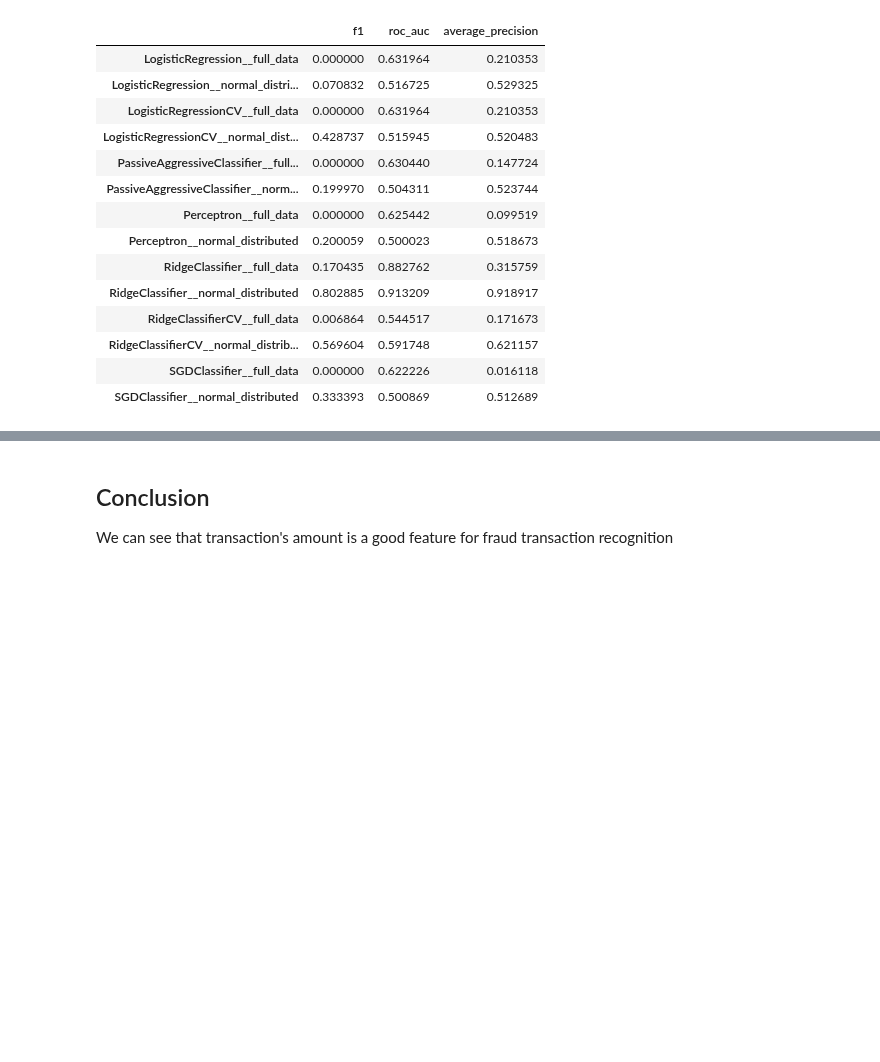
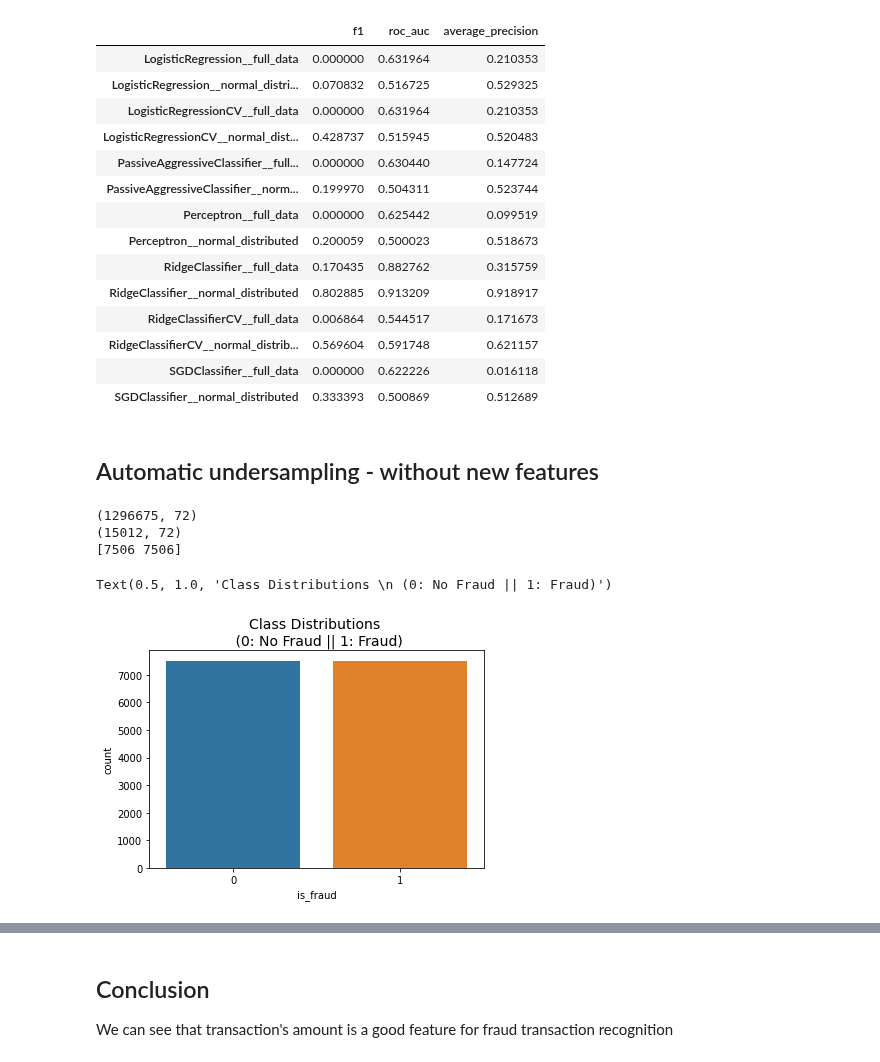
Before and after one commit to sashaaKr/master-of-science, a Jupyter notebook: semester_2/Advanced_Topics_in_Machine_Learning/assignment_2/Advanced Machine Learning_sasha - HW #2.ipynb, the cells around one changed output, grey strips where cells are left out. Cells and saved outputs as stored; diff of their text form; code cells hidden in the pictures; blank space fills up the shorter version.

```diff
--- a/semester_2/Advanced_Topics_in_Machine_Learning/assignment_2/Advanced Machine Learning_sasha - HW #2.ipynb
+++ b/semester_2/Advanced_Topics_in_Machine_Learning/assignment_2/Advanced Machine Learning_sasha - HW #2.ipynb
@@ -836,3 +844,29 @@ scores_df
 | RidgeClassifierCV__normal_distrib... | 0.569604 | 0.591748 | 0.621157 |
 | SGDClassifier__full_data | 0.000000 | 0.622226 | 0.016118 |
 | SGDClassifier__normal_distributed | 0.333393 | 0.500869 | 0.512689 |
+# %% [markdown]
+## Automatic undersampling - without new features
+# %%
+columns=['state', 'gender', 'category']
+dummied_full_train_df = move_is_fraud_to_fisrt_index(pd.get_dummies(full_train_df, columns=columns))
+X_train_full = dummied_full_train_df.copy()
+X_train_full = drop_columns(X_train_full, columns_to_drop)
+Y_train_full = X_train_full['is_fraud']
+del X_train_full['is_fraud']
+# %%
+### check  what undersampler does
+rus = RandomUnderSampler(replacement=False)
+X_train_subsample, y_train_subsample = rus.fit_resample(
+    X_train_full, Y_train_full)
+print(X_train_full.shape)
+print(X_train_subsample.shape)
+print(np.bincount(y_train_subsample))
+y_train_subsample.value_counts()
+sns.countplot(y_train_subsample, data=X_train_subsample)
+plt.title('Class Distributions \n (0: No Fraud || 1: Fraud)', fontsize=14)
+# %% [output]
+(1296675, 72)
+(15012, 72)
+[7506 7506]
+Text(0.5, 1.0, 'Class Distributions \n (0: No Fraud || 1: Fraud)')
+[figure, added]
```
Also changed, not shown: parts of 14 cells of this notebook.
